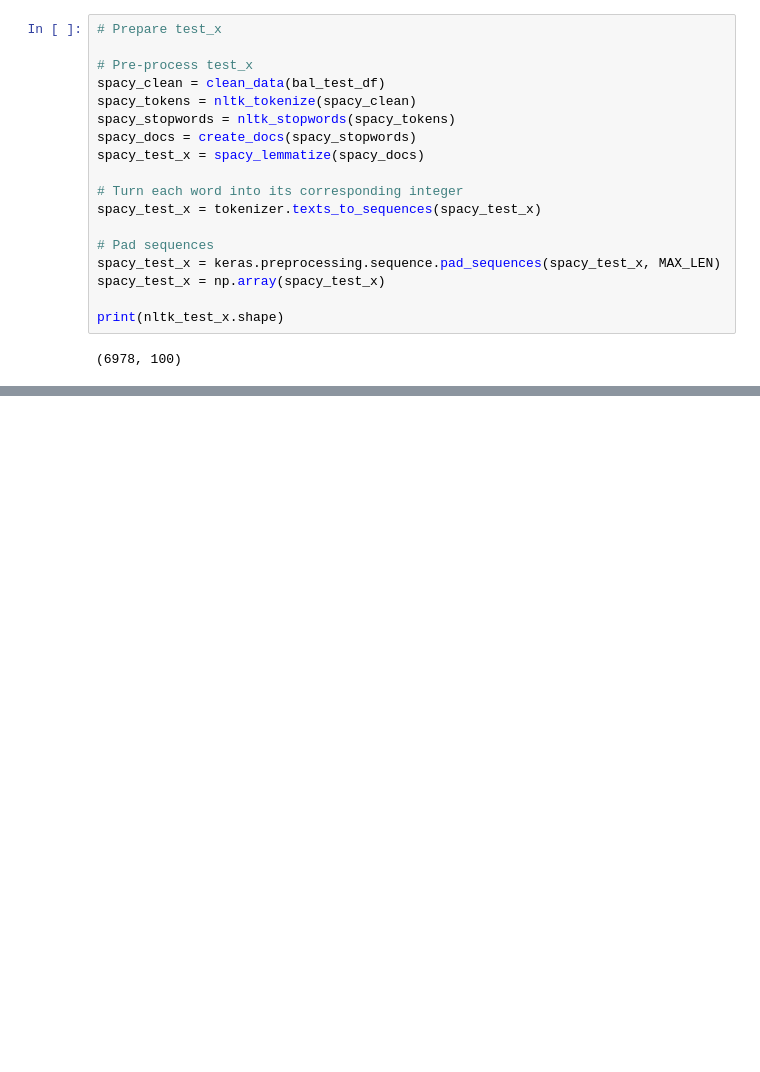
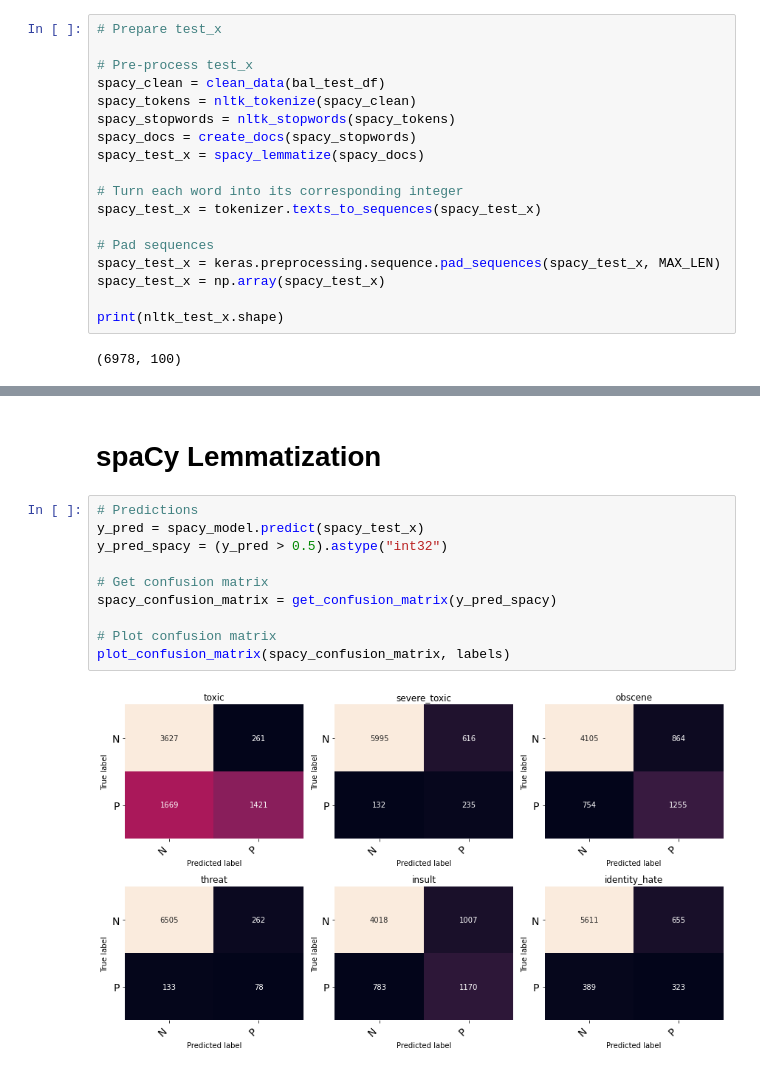
Before and after one commit to Dimitrisvas/group7_textClassification, a Jupyter notebook: xinwei/xl00751_experiment1.ipynb, the cells around one changed output, grey strips where cells are left out. Cells and saved outputs as stored; diff of their text form; blank space fills up the shorter version.

```diff
--- a/xinwei/xl00751_experiment1.ipynb
+++ b/xinwei/xl00751_experiment1.ipynb
@@ -586,0 +761,14 @@ model.evaluate(spacy_test_x, bal_test_y, batch_size=60)
+# %% [markdown]
+# spaCy Lemmatization
+# %%
+# Predictions
+y_pred = spacy_model.predict(spacy_test_x)
+y_pred_spacy = (y_pred > 0.5).astype("int32")
+
+# Get confusion matrix
+spacy_confusion_matrix = get_confusion_matrix(y_pred_spacy)
+
+# Plot confusion matrix
+plot_confusion_matrix(spacy_confusion_matrix, labels)
+# %% [output]
+[figure, added]
```
Also changed, not shown: parts of 46 cells of this notebook, 4 other files.
